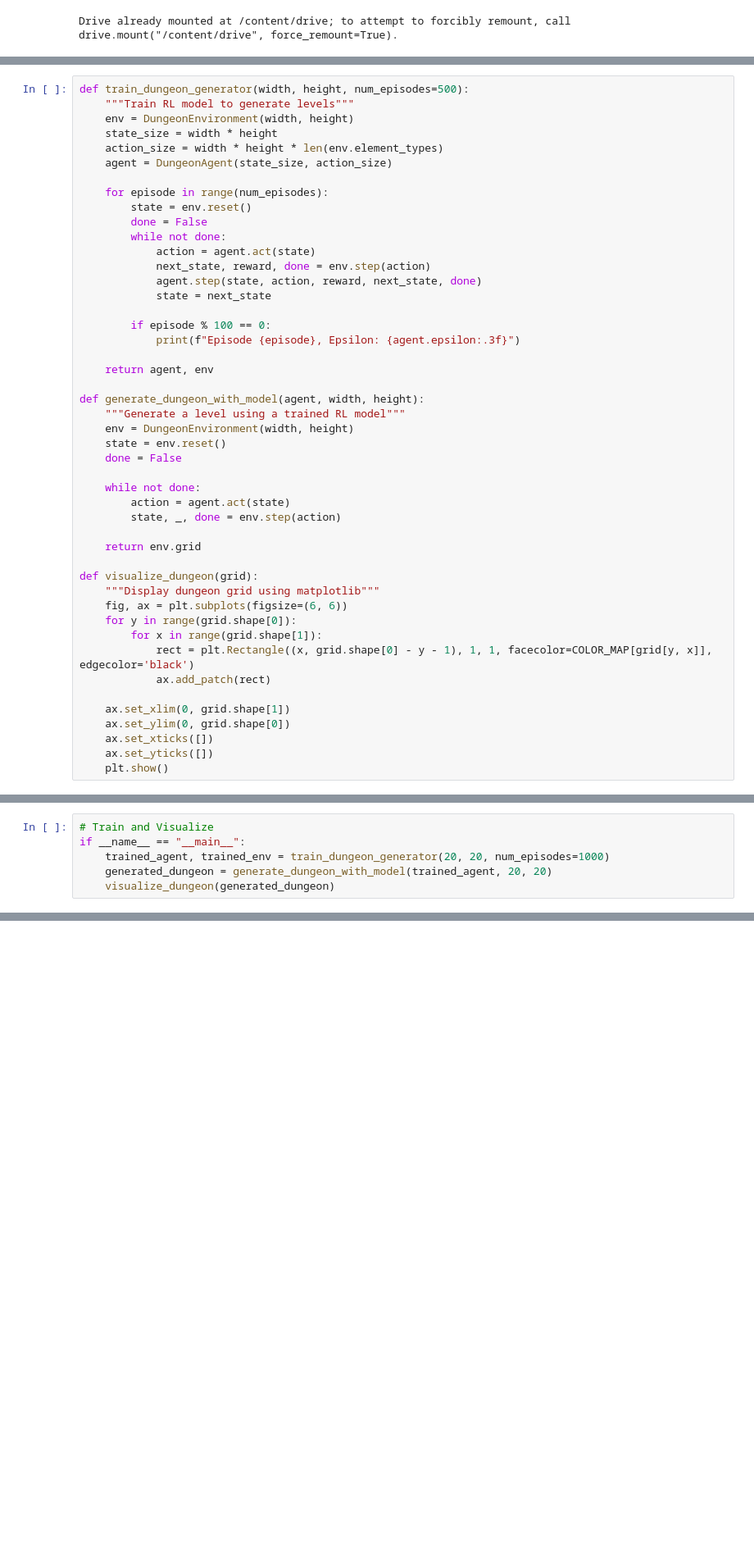
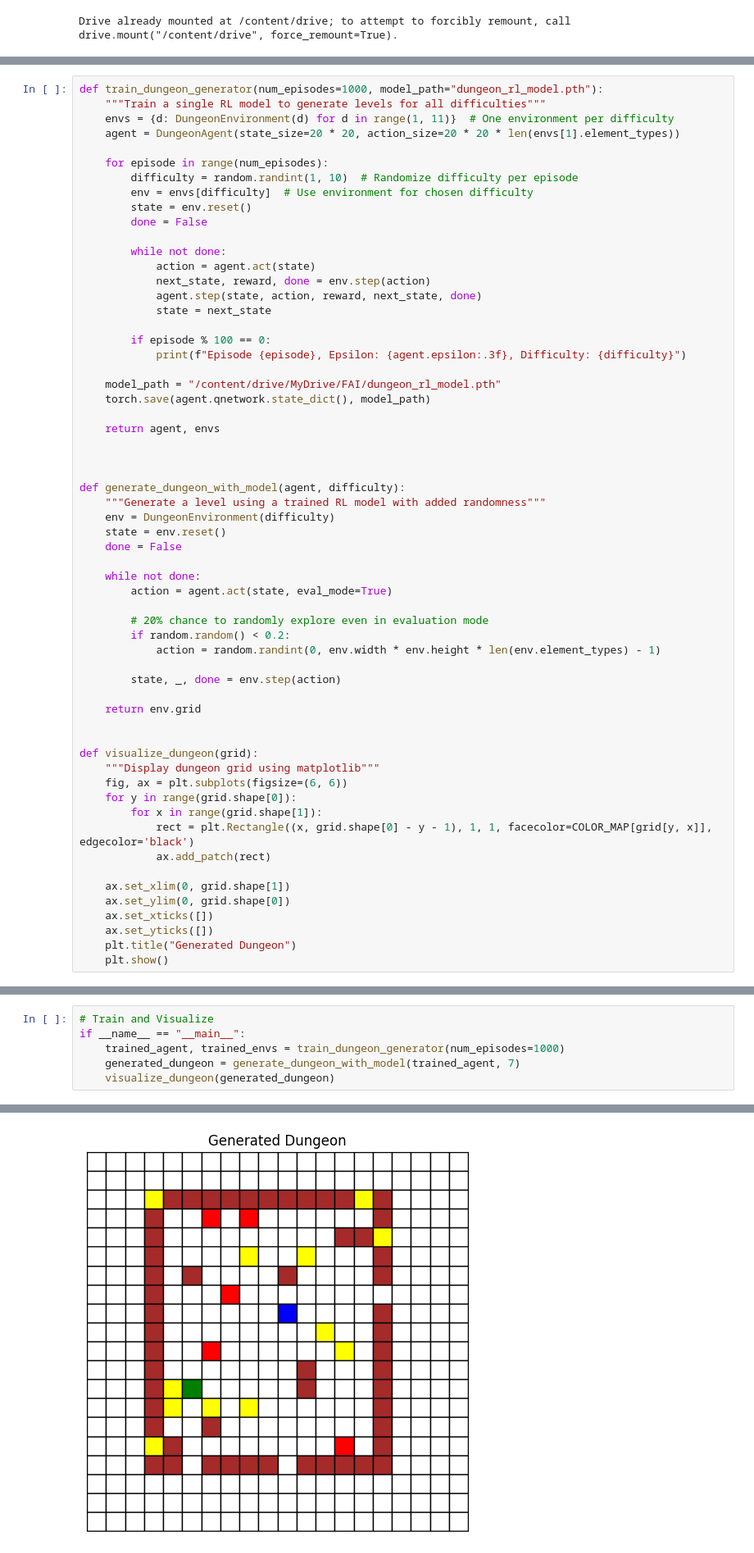
Before and after one commit to sumitkanu/AI-Game-Developer, a Jupyter notebook: Level_Generator.ipynb, the cells around one changed output, grey strips where cells are left out. Shown: that part at 82% size. Cells and saved outputs as stored; diff of their text form; blank space fills up the shorter version.

Commit message:
Generate level based on difficulty

```diff
--- a/Level_Generator.ipynb
+++ b/Level_Generator.ipynb
@@ -271,14 +273,15 @@ class DungeonEnvironment:
 # %%
-def train_dungeon_generator(width, height, num_episodes=500):
-    """Train RL model to generate levels"""
-    env = DungeonEnvironment(width, height)
-    state_size = width * height
-    action_size = width * height * len(env.element_types)
-    agent = DungeonAgent(state_size, action_size)
+def train_dungeon_generator(num_episodes=1000, model_path="dungeon_rl_model.pth"):
+    """Train a single RL model to generate levels for all difficulties"""
+    envs = {d: DungeonEnvironment(d) for d in range(1, 11)}  # One environment per difficulty
+    agent = DungeonAgent(state_size=20 * 20, action_size=20 * 20 * len(envs[1].element_types))
 
     for episode in range(num_episodes):
+        difficulty = random.randint(1, 10)  # Randomize difficulty per episode
+        env = envs[difficulty]  # Use environment for chosen difficulty
         state = env.reset()
         done = False
+
         while not done:
             action = agent.act(state)
             next_state, reward, done = env.step(action)
@@ -286,21 +289,32 @@ def train_dungeon_generator(width, height, num_episodes=500):
             state = next_state
 
         if episode % 100 == 0:
-            print(f"Episode {episode}, Epsilon: {agent.epsilon:.3f}")
+            print(f"Episode {episode}, Epsilon: {agent.epsilon:.3f}, Difficulty: {difficulty}")
 
-    return agent, env
+    model_path = "/content/drive/MyDrive/FAI/dungeon_rl_model.pth"
+    torch.save(agent.qnetwork.state_dict(), model_path)
 
-def generate_dungeon_with_model(agent, width, height):
-    """Generate a level using a trained RL model"""
-    env = DungeonEnvironment(width, height)
+    return agent, envs
+
+
+
+def generate_dungeon_with_model(agent, difficulty):
+    """Generate a level using a trained RL model with added randomness"""
+    env = DungeonEnvironment(difficulty)
     state = env.reset()
     done = False
 
     while not done:
-        action = agent.act(state)
+        action = agent.act(state, eval_mode=True)
+
+        # 20% chance to randomly explore even in evaluation mode
+        if random.random() < 0.2:
+            action = random.randint(0, env.width * env.height * len(env.element_types) - 1)
+
         state, _, done = env.step(action)
 
     return env.grid
+
 
 def visualize_dungeon(grid):
     """Display dungeon grid using matplotlib"""
@@ -314,4 +328,5 @@ def visualize_dungeon(grid):
     ax.set_ylim(0, grid.shape[0])
     ax.set_xticks([])
     ax.set_yticks([])
+    plt.title("Generated Dungeon")
     plt.show()
@@ -318,7 +341,7 @@ def visualize_dungeon(grid):
 # %%
 # Train and Visualize
 if __name__ == "__main__":
-    trained_agent, trained_env = train_dungeon_generator(20, 20, num_episodes=1000)
-    generated_dungeon = generate_dungeon_with_model(trained_agent, 20, 20)
+    trained_agent, trained_envs = train_dungeon_generator(num_episodes=1000)
+    generated_dungeon = generate_dungeon_with_model(trained_agent, 7)
     visualize_dungeon(generated_dungeon)
 # %% [output]
@@ -328,0 +358 @@ Episode 100, Epsilon: 0.904
+[figure, added]
```
Also changed, not shown: parts of 6 cells of this notebook.
